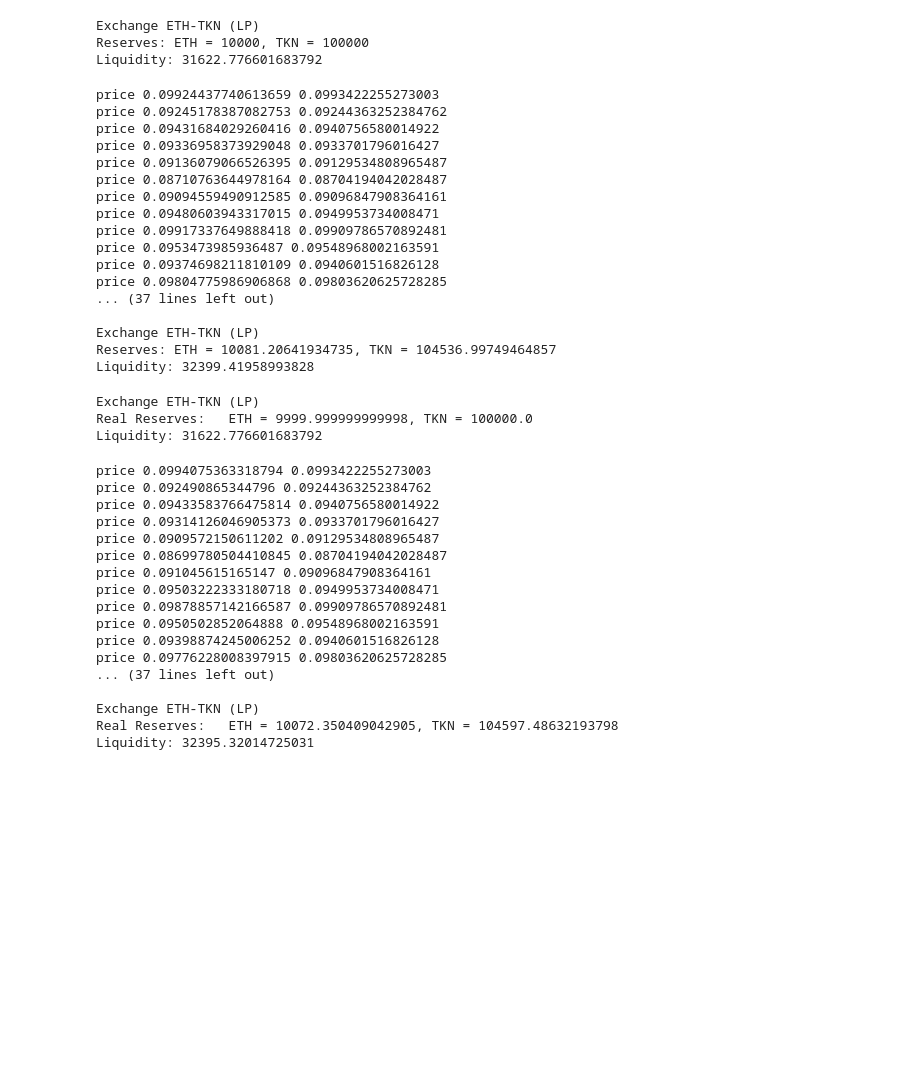
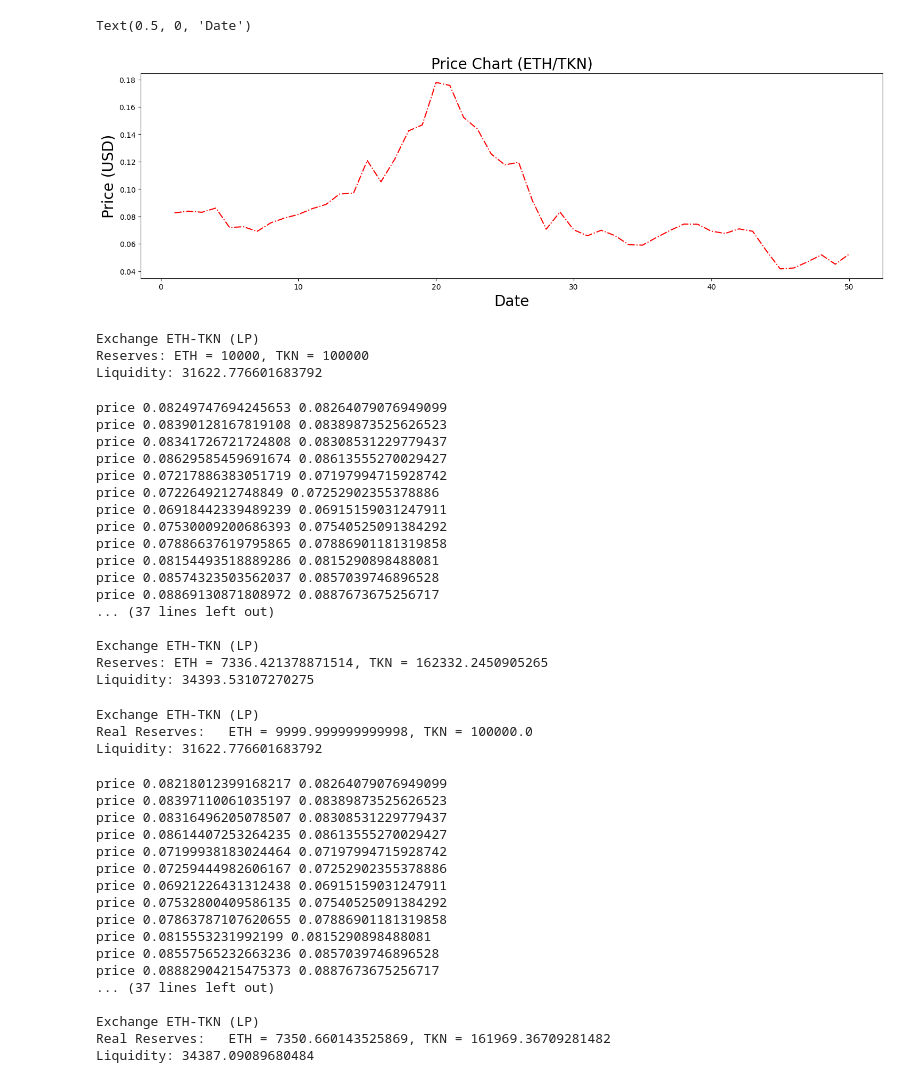
Before and after one commit to defipy-devs/uniswappy, a Jupyter notebook: notebooks/tutorials/order_book.ipynb, the cells around one changed output. Cells and saved outputs as stored; diff of their text form; code cells hidden in the pictures; blank space fills up the shorter version.

```diff
--- a/notebooks/tutorials/order_book.ipynb
+++ b/notebooks/tutorials/order_book.ipynb
@@ -13,11 +14,21 @@ upr_tick = UniV3Utils.getMaxTick(tick_spacing)
 n_steps = 50
 start_price = eth_amount/tkn_amount
 mu = 0.3; sigma = 0.8
-n_paths = 25
+n_paths = 1
 
 b = BrownianModel(start_price)
 p_arr = b.gen_gbms(mu, sigma, n_steps, n_paths)
 exp_p_arr = np.median(p_arr, axis = 1)
+# %%
+x_val = np.arange(0,len(p_arr))
+fig, (USD_ax) = plt.subplots(nrows=1, sharex=False, sharey=False, figsize=(18, 5))
+USD_ax.plot(x_val[1:], p_arr[1:], color = 'r',linestyle = 'dashdot', label='initial invest')
+USD_ax.set_title(f'Price Chart (ETH/TKN)', fontsize=20)
+USD_ax.set_ylabel('Price (USD)', size=20)
+USD_ax.set_xlabel('Date', size=20)
+# %% [output]
+Text(0.5, 0, 'Date')
+[figure, added]
 # %%
 tkn = ERC20("TKN", "0x111")
 eth = ERC20("ETH", "0x09")
@@ -53,23 +64,23 @@ for k in range(1, n_steps):
 print('')
 lp.summary()
 # %% [output]
-price 0.09924437740613659 0.0993422255273003
-price 0.09245178387082753 0.09244363252384762
-price 0.09431684029260416 0.0940756580014922
-price 0.09336958373929048 0.0933701796016427
-price 0.09136079066526395 0.09129534808965487
-price 0.08710763644978164 0.08704194042028487
-price 0.09094559490912585 0.09096847908364161
-price 0.09480603943317015 0.0949953734008471
-price 0.09917337649888418 0.09909786570892481
-price 0.0953473985936487 0.09548968002163591
-price 0.09374698211810109 0.0940601516826128
-price 0.09804775986906868 0.09803620625728285
+price 0.08249747694245653 0.08264079076949099
+price 0.08390128167819108 0.08389873525626523
+price 0.08341726721724808 0.08308531229779437
+price 0.08629585459691674 0.08613555270029427
+price 0.07217886383051719 0.07197994715928742
+price 0.0722649212748849 0.07252902355378886
+price 0.06918442339489239 0.06915159031247911
+price 0.07530009200686393 0.07540525091384292
+price 0.07886637619795865 0.07886901181319858
+price 0.08154493518889286 0.0815290898488081
+price 0.08574323503562037 0.0857039746896528
+price 0.08869130871808972 0.0887673675256717
 ... (37 lines left out)
 
 Exchange ETH-TKN (LP)
-Reserves: ETH = 10081.20641934735, TKN = 104536.99749464857
-Liquidity: 32399.41958993828
+Reserves: ETH = 7336.421378871514, TKN = 162332.2450905265
+Liquidity: 34393.53107270275
 # %%
 eth = ERC20("ETH", "0x09")
 tkn = ERC20("TKN", "0x111")
@@ -109,23 +120,23 @@ for k in range(1, n_steps):
 print('')
 lp.summary()
 # %% [output]
-price 0.0994075363318794 0.0993422255273003
-price 0.092490865344796 0.09244363252384762
-price 0.09433583766475814 0.0940756580014922
-price 0.09314126046905373 0.0933701796016427
-price 0.0909572150611202 0.09129534808965487
-price 0.08699780504410845 0.08704194042028487
-price 0.091045615165147 0.09096847908364161
-price 0.09503222333180718 0.0949953734008471
-price 0.09878857142166587 0.09909786570892481
-price 0.0950502852064888 0.09548968002163591
-price 0.09398874245006252 0.0940601516826128
-price 0.09776228008397915 0.09803620625728285
+price 0.08218012399168217 0.08264079076949099
+price 0.08397110061035197 0.08389873525626523
+price 0.08316496205078507 0.08308531229779437
+price 0.08614407253264235 0.08613555270029427
+price 0.07199938183024464 0.07197994715928742
+price 0.07259444982606167 0.07252902355378886
+price 0.06921226431312438 0.06915159031247911
+price 0.07532800409586135 0.07540525091384292
+price 0.07863787107620655 0.07886901181319858
+price 0.0815553231992199 0.0815290898488081
+price 0.08557565232663236 0.0857039746896528
+price 0.08882904215475373 0.0887673675256717
 ... (37 lines left out)
 
 Exchange ETH-TKN (LP)
-Real Reserves:   ETH = 10072.350409042905, TKN = 104597.48632193798
-Liquidity: 32395.32014725031
+Real Reserves:   ETH = 7350.660143525869, TKN = 161969.36709281482
+Liquidity: 34387.09089680484
 # %%
 lp.get_virtual_reserve(tkn)
 # %% [output]
```
Also changed, not shown: parts of 3 cells of this notebook.
